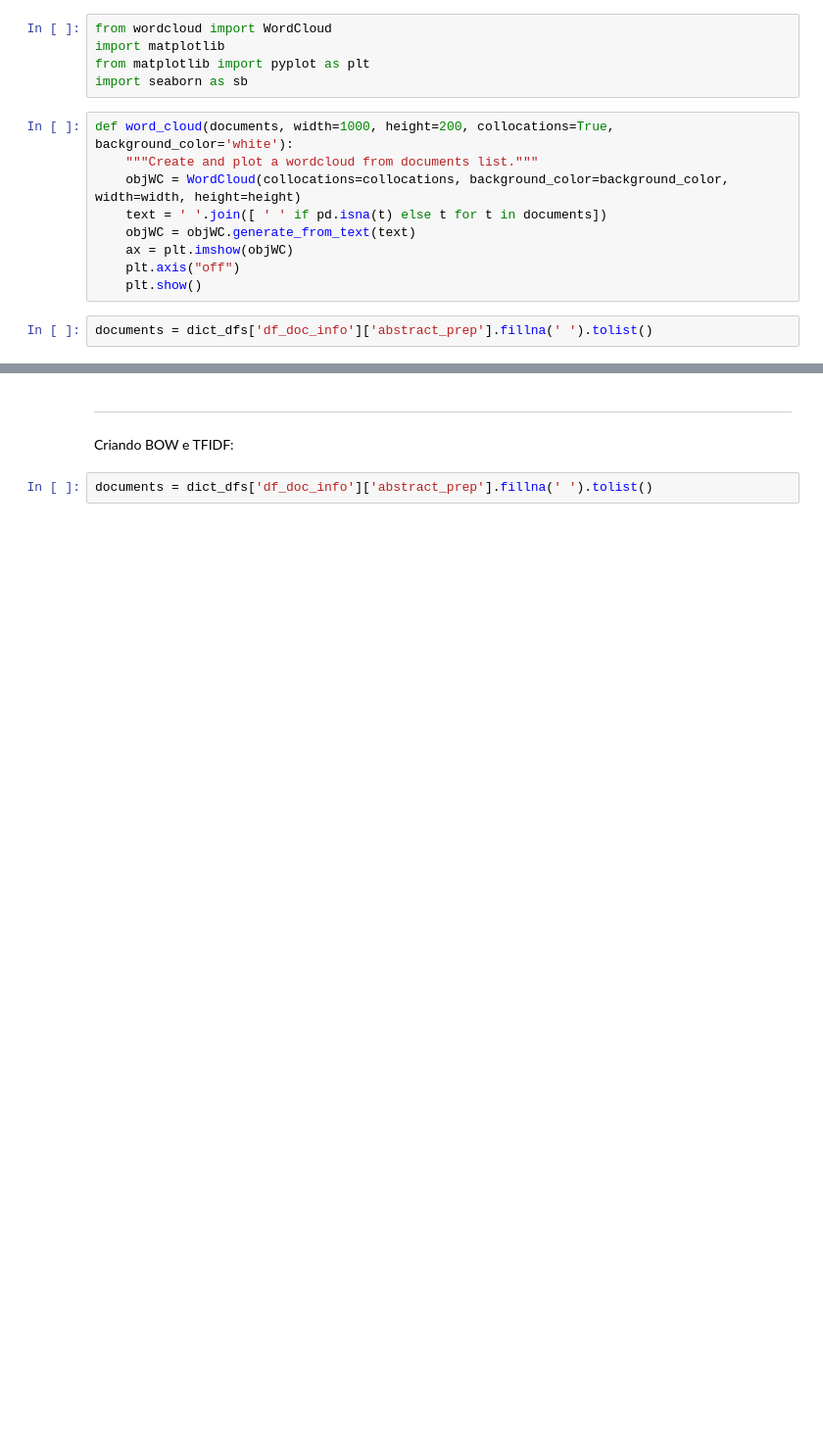
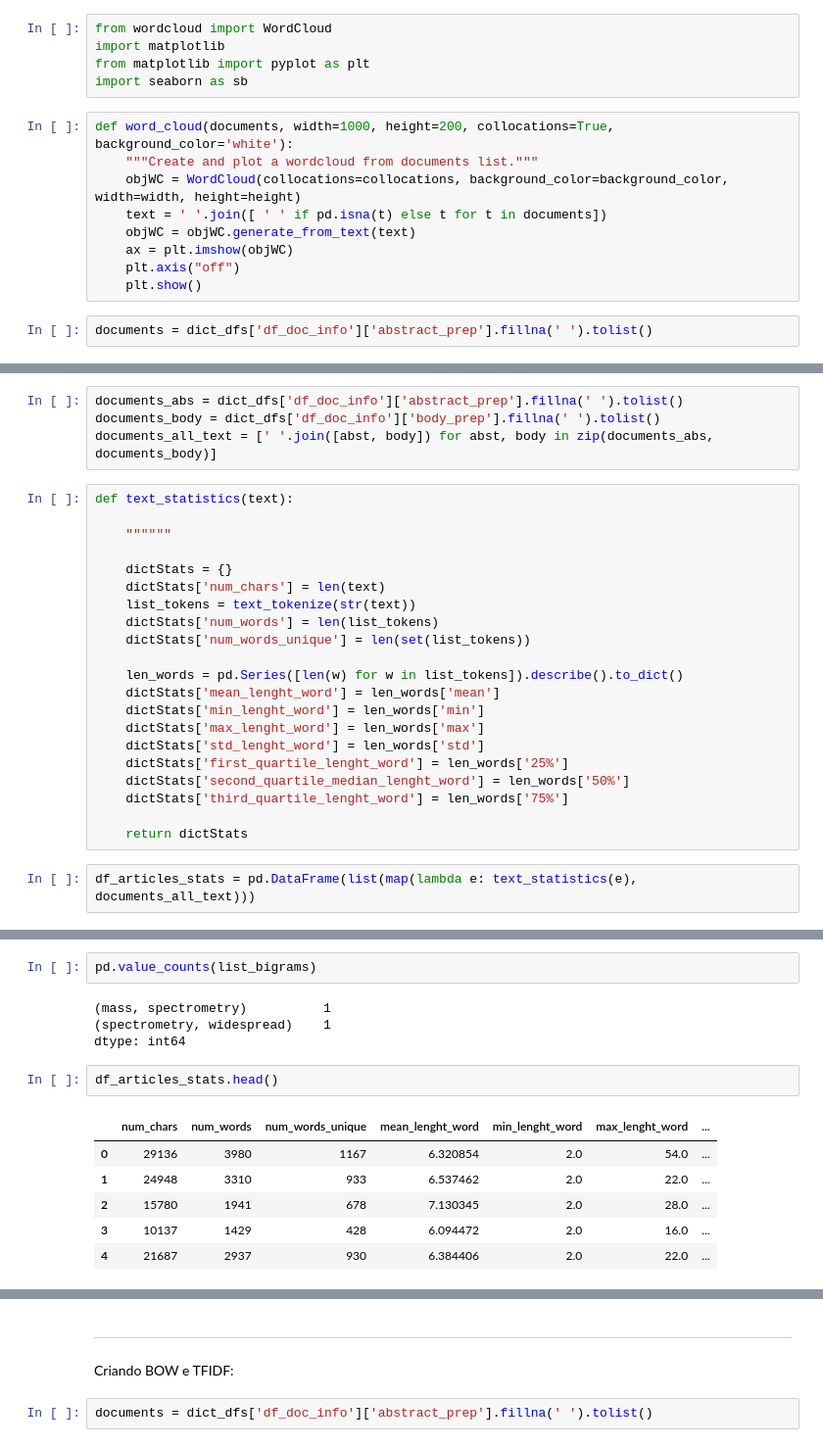
Before and after one commit to Vieirbat/Summarticles, a Jupyter notebook: notebooks/TextMining.ipynb, the cells around one changed output, grey strips where cells are left out. Shown: that part at 98% size. Drawn from its saved outputs; the diff is of its cells as text; blank space fills up the shorter version.

```diff
--- a/notebooks/TextMining.ipynb
+++ b/notebooks/TextMining.ipynb
@@ -497,0 +501,27 @@ word_cloud(documents, width=1000, height=200, collocations=True, background_colo
+# %%
+documents_abs = dict_dfs['df_doc_info']['abstract_prep'].fillna(' ').tolist()
+documents_body = dict_dfs['df_doc_info']['body_prep'].fillna(' ').tolist()
+documents_all_text = [' '.join([abst, body]) for abst, body in zip(documents_abs, documents_body)]
+# %%
+def text_statistics(text):
+
+    """"""
+
+    dictStats = {}
+    dictStats['num_chars'] = len(text)
+    list_tokens = text_tokenize(str(text))
+    dictStats['num_words'] = len(list_tokens)
+    dictStats['num_words_unique'] = len(set(list_tokens))
+
+    len_words = pd.Series([len(w) for w in list_tokens]).describe().to_dict()
+    dictStats['mean_lenght_word'] = len_words['mean']
+    dictStats['min_lenght_word'] = len_words['min']
+    dictStats['max_lenght_word'] = len_words['max']
+    dictStats['std_lenght_word'] = len_words['std']
+    dictStats['first_quartile_lenght_word'] = len_words['25%']
+    dictStats['second_quartile_median_lenght_word'] = len_words['50%']
+    dictStats['third_quartile_lenght_word'] = len_words['75%']
+
+    return dictStats
+# %%
+df_articles_stats = pd.DataFrame(list(map(lambda e: text_statistics(e), documents_all_text)))
@@ -497,0 +574,15 @@ word_cloud(documents, width=1000, height=200, collocations=True, background_colo
+# %%
+pd.value_counts(list_bigrams)
+# %% [output]
+(mass, spectrometry)          1
+(spectrometry, widespread)    1
+dtype: int64
+# %%
+df_articles_stats.head()
+# %% [output]
+|  | num_chars | num_words | num_words_unique | mean_lenght_word | min_lenght_word | max_lenght_word | ... |
+| 0 | 29136 | 3980 | 1167 | 6.320854 | 2.0 | 54.0 | ... |
+| 1 | 24948 | 3310 | 933 | 6.537462 | 2.0 | 22.0 | ... |
+| 2 | 15780 | 1941 | 678 | 7.130345 | 2.0 | 28.0 | ... |
+| 3 | 10137 | 1429 | 428 | 6.094472 | 2.0 | 16.0 | ... |
+| 4 | 21687 | 2937 | 930 | 6.384406 | 2.0 | 22.0 | ... |
```
Also changed, not shown: parts of 21 cells of this notebook, 2 other files.
